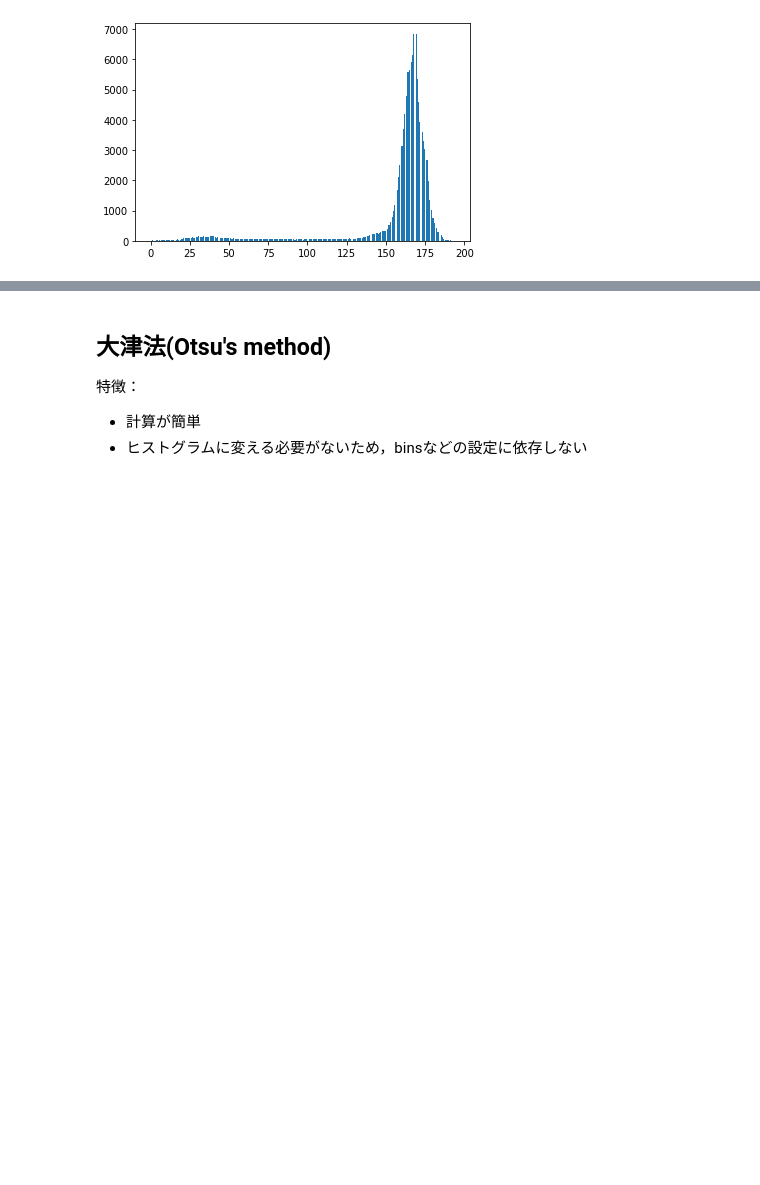
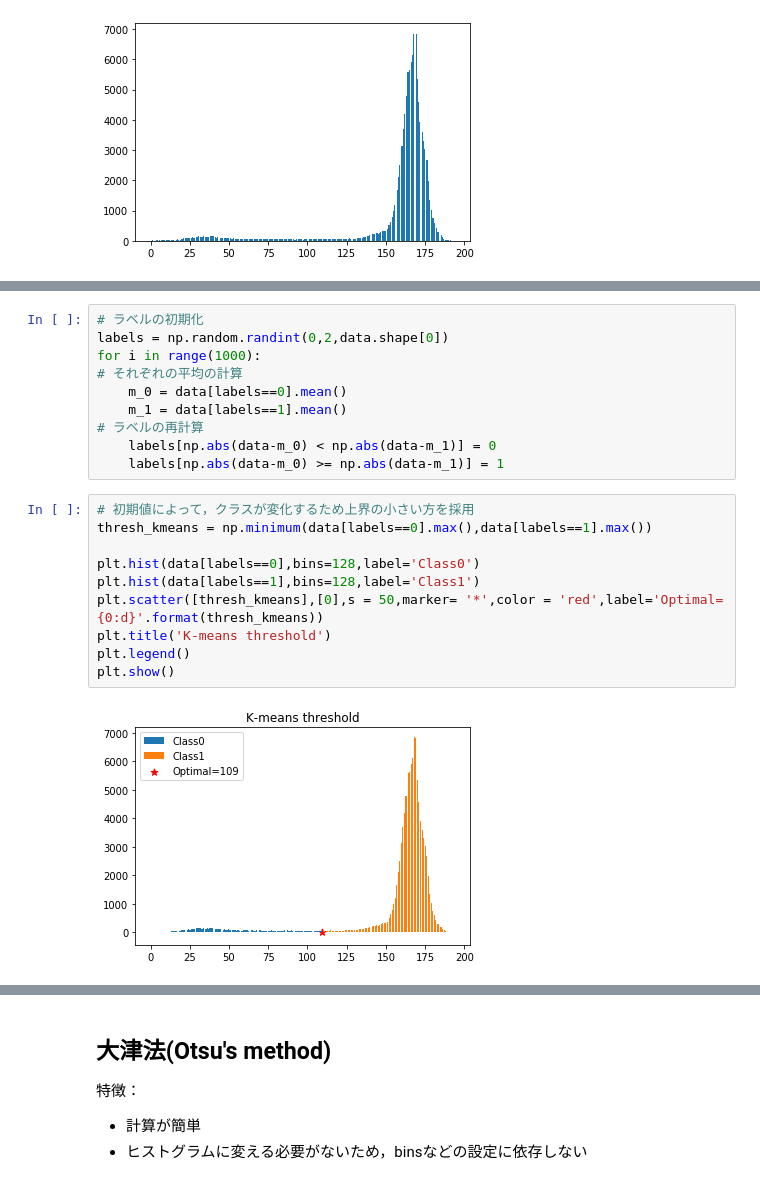
Before and after one commit to yuji0001/Threshold_Technic, a Jupyter notebook: Threshold_Technics.ipynb, the cells around one changed output, grey strips where cells are left out. Drawn from its saved outputs; the diff is of its cells as text; blank space fills up the shorter version.

```diff
--- a/Threshold_Technics.ipynb
+++ b/Threshold_Technics.ipynb
@@ -24,0 +30,22 @@ plt.show()
+# %%
+# ラベルの初期化
+labels = np.random.randint(0,2,data.shape[0])
+for i in range(1000):
+# それぞれの平均の計算
+    m_0 = data[labels==0].mean()
+    m_1 = data[labels==1].mean()
+# ラベルの再計算
+    labels[np.abs(data-m_0) < np.abs(data-m_1)] = 0
+    labels[np.abs(data-m_0) >= np.abs(data-m_1)] = 1
+# %%
+# 初期値によって，クラスが変化するため上界の小さい方を採用
+thresh_kmeans = np.minimum(data[labels==0].max(),data[labels==1].max())
+
+plt.hist(data[labels==0],bins=128,label='Class0')
+plt.hist(data[labels==1],bins=128,label='Class1')
+plt.scatter([thresh_kmeans],[0],s = 50,marker= '*',color = 'red',label='Optimal={0:d}'.format(thresh_kmeans))
+plt.title('K-means threshold')
+plt.legend()
+plt.show()
+# %% [output]
+[figure, added]
```
Also changed, not shown: parts of 4 cells of this notebook, 1 other file.
